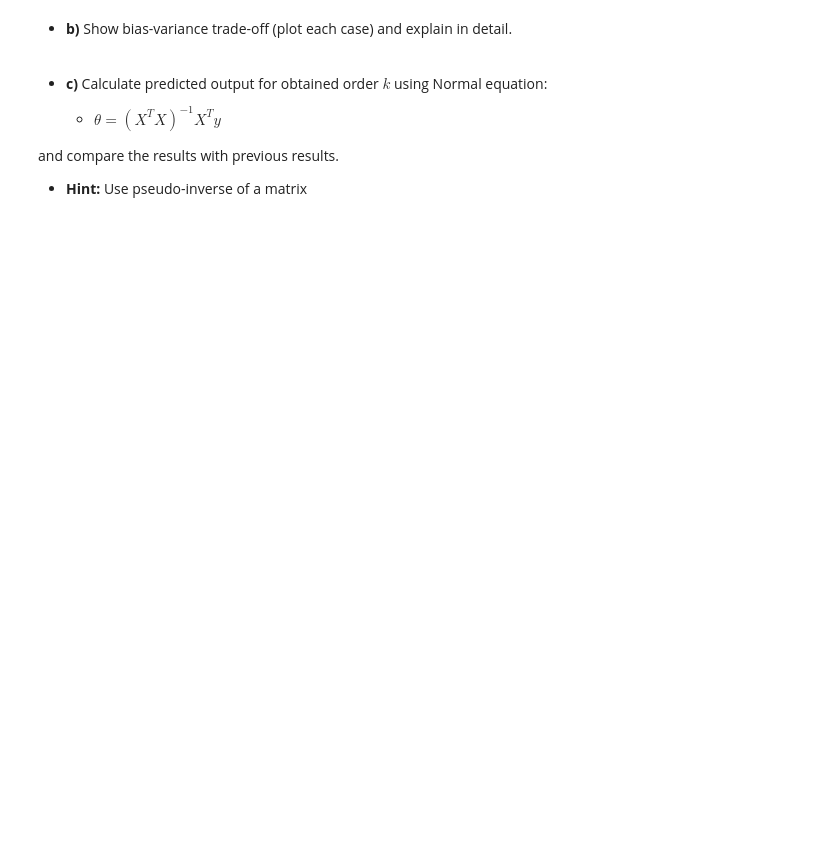
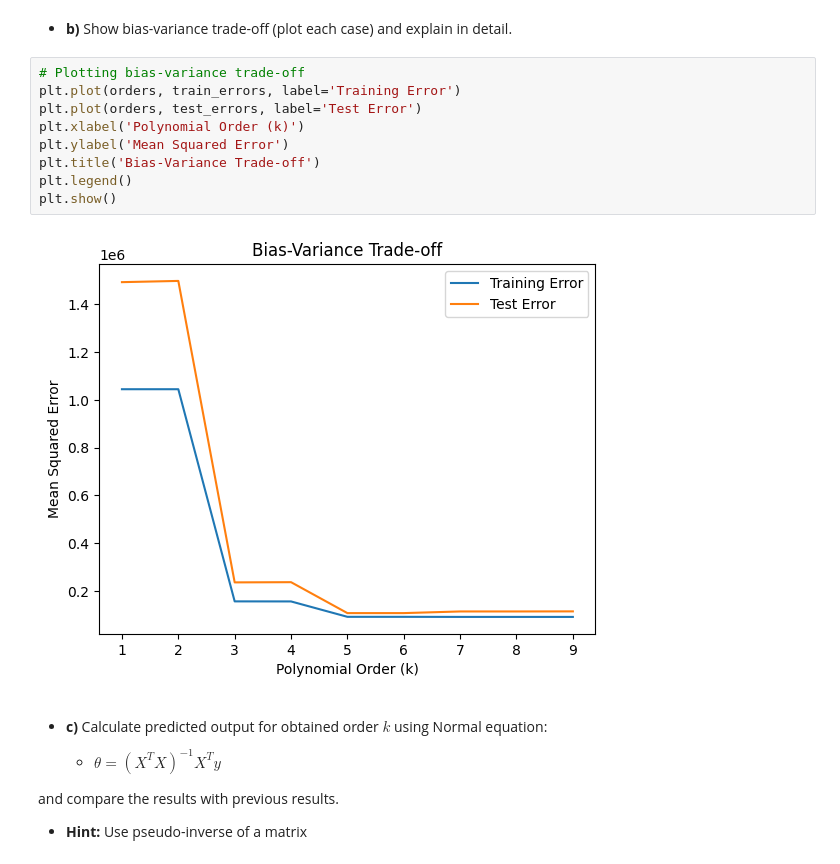
Before and after one commit to keskinEvren/intro2ML-homework, a Jupyter notebook: BLM19462E_HW2/BLM19462E_Hw2-Q3.ipynb, the cells around one changed output. Saved outputs shown, nothing was run; the diff lists cells and outputs as text; blank space fills up the shorter version.

```diff
--- a/BLM19462E_HW2/BLM19462E_Hw2-Q3.ipynb
+++ b/BLM19462E_HW2/BLM19462E_Hw2-Q3.ipynb
@@ -44,5 +93,16 @@ plt.show()
 # %% [markdown]
 - **b)** Show bias-variance trade-off (plot each case) and explain in detail.
+# %%
+# Plotting bias-variance trade-off
+plt.plot(orders, train_errors, label='Training Error')
+plt.plot(orders, test_errors, label='Test Error')
+plt.xlabel('Polynomial Order (k)')
+plt.ylabel('Mean Squared Error')
+plt.title('Bias-Variance Trade-off')
+plt.legend()
+plt.show()
+# %% [output]
+[figure, added]
 # %% [markdown]
 - **c)** Calculate predicted output for obtained order $k$ using Normal equation:
 
```
Also changed, not shown: parts of 4 cells of this notebook.
